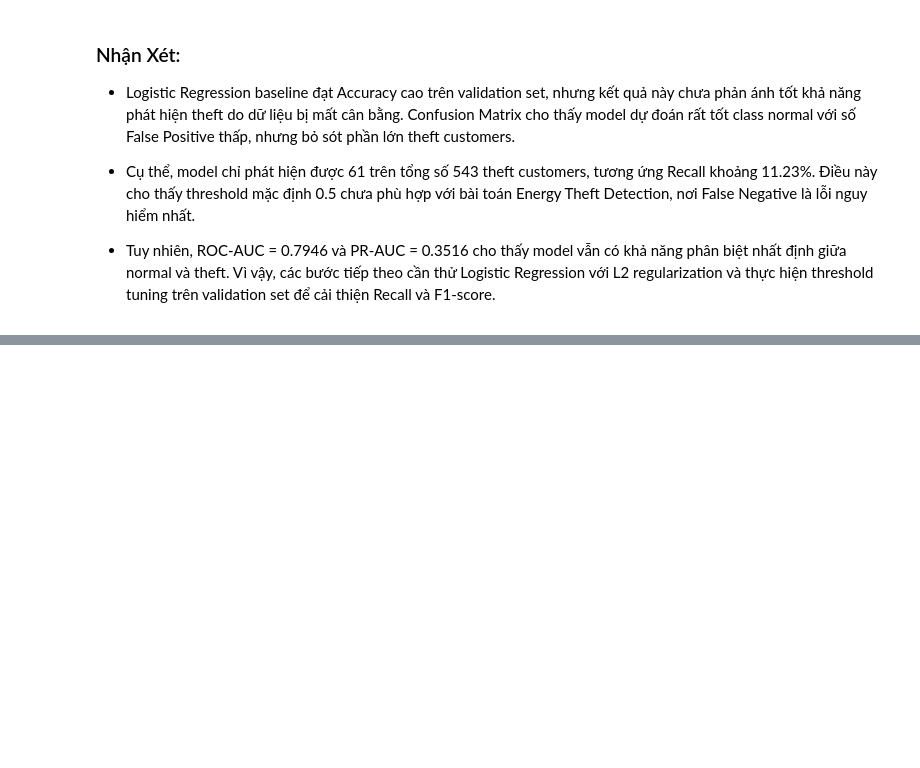
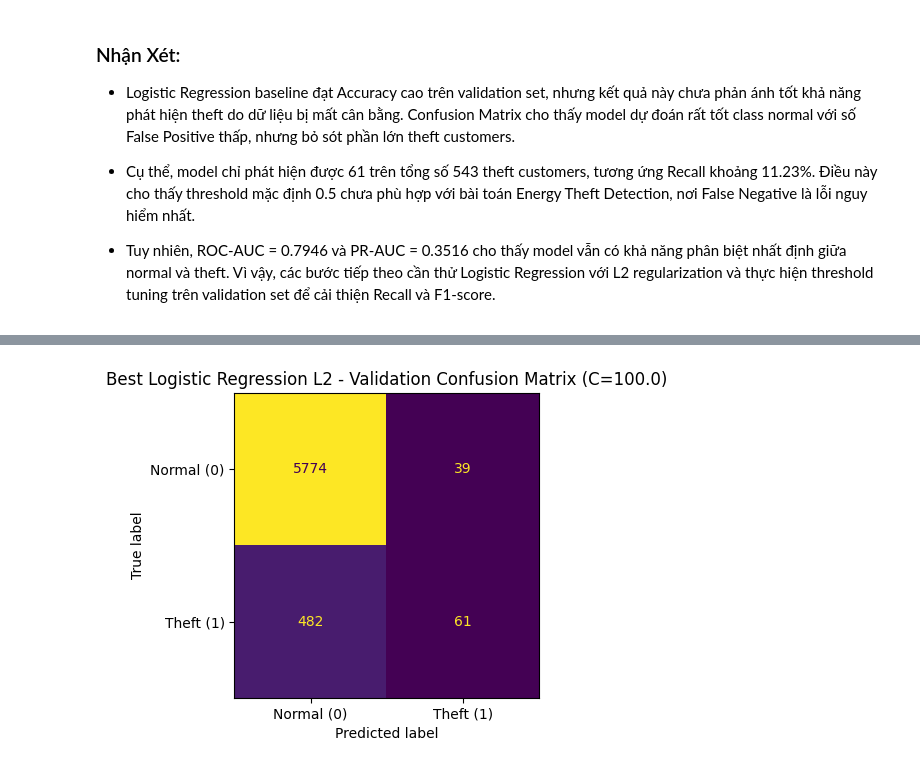
Before and after one commit to longzu-ComputerScience/CS114----ML-Project---Energy-Theft-Detection, a Jupyter notebook: notebooks/model_training_quoc_thai.ipynb, the cells around one changed output, grey strips where cells are left out. Drawn from its saved outputs; the diff is of its cells as text; code cells hidden in the pictures; blank space fills up the shorter version.

```diff
--- a/notebooks/model_training_quoc_thai.ipynb
+++ b/notebooks/model_training_quoc_thai.ipynb
@@ -501,0 +597,17 @@ baseline_val_cm = plot_confusion_matrix_custom(
+# %%
+# 10.4. Chọn best C và best L2 model trên validation set
+
+l2_best_row = l2_results_df.iloc[0].to_dict()
+
+logreg_l2_best_C = l2_best_row["C"]
+logreg_l2_best = l2_models[logreg_l2_best_C]
+y_val_prob_l2_best = l2_val_probabilities[logreg_l2_best_C]
+
+print("Best Logistic Regression L2 model trên validation set")
+print(f"Best C       : {logreg_l2_best_C}")
+print(f"PR-AUC       : {l2_best_row['pr_auc']:.6f}")
+print(f"F1-score     : {l2_best_row['f1_score']:.6f}")
+print(f"Recall       : {l2_best_row['recall']:.6f}")
+print(f"Precision    : {l2_best_row['precision']:.6f}")
+print(f"Accuracy     : {l2_best_row['accuracy']:.6f}")
+print(f"ROC-AUC      : {l2_best_row['roc_auc']:.6f}")
@@ -501,0 +647,14 @@ baseline_val_cm = plot_confusion_matrix_custom(
+# %%
+# 10.6. Confusion matrix của best L2 model trên validation set
+
+y_val_pred_l2_best = get_predictions_at_threshold(
+    y_prob=y_val_prob_l2_best, threshold=l2_threshold
+)
+
+l2_best_val_cm = plot_confusion_matrix_custom(
+    y_true=y_val,
+    y_pred=y_val_pred_l2_best,
+    title=f"Best Logistic Regression L2 - Validation Confusion Matrix (C={logreg_l2_best_C})",
+)
+# %% [output]
+[figure, added]
```
Also changed, not shown: parts of 5 cells of this notebook.
